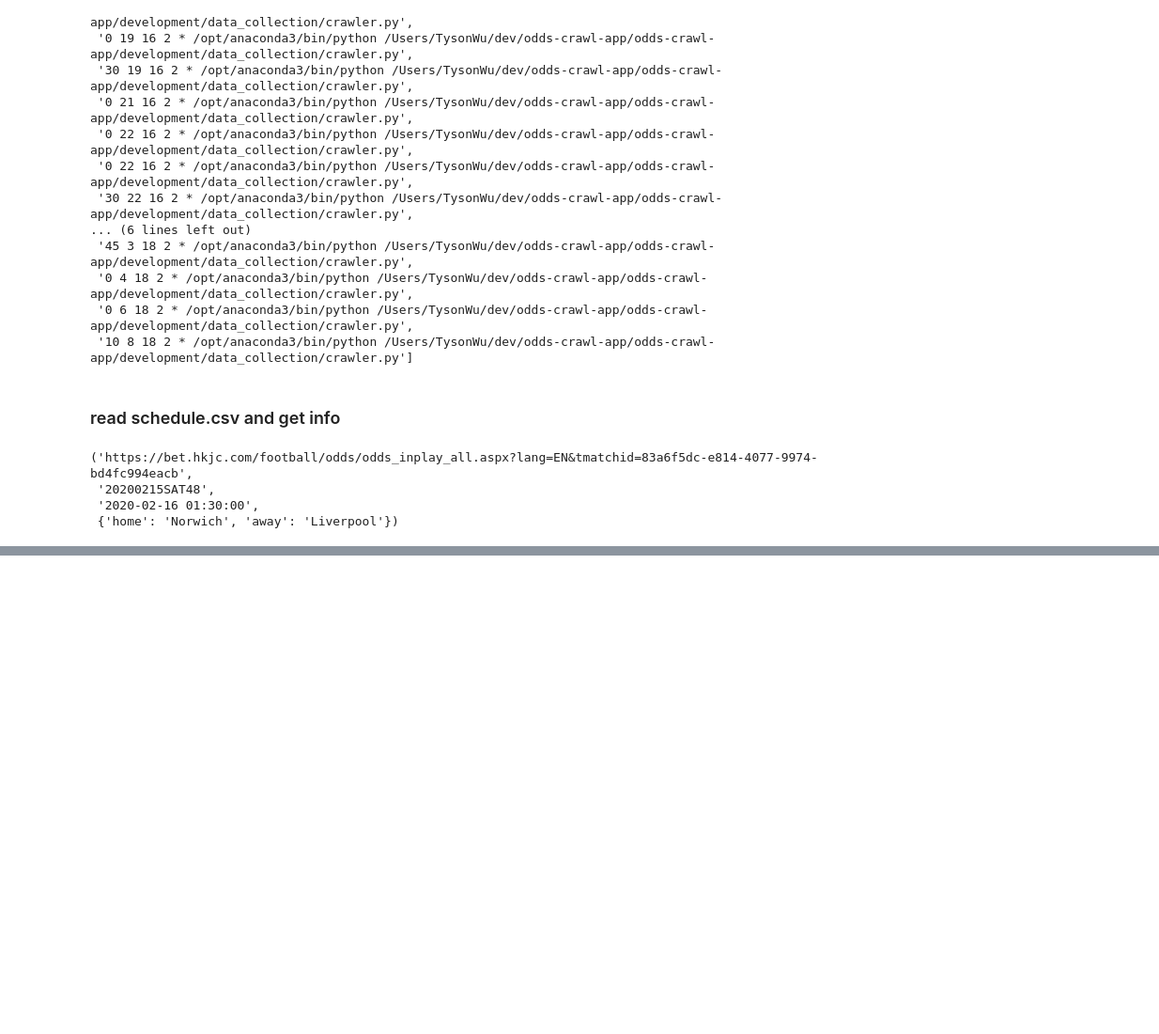
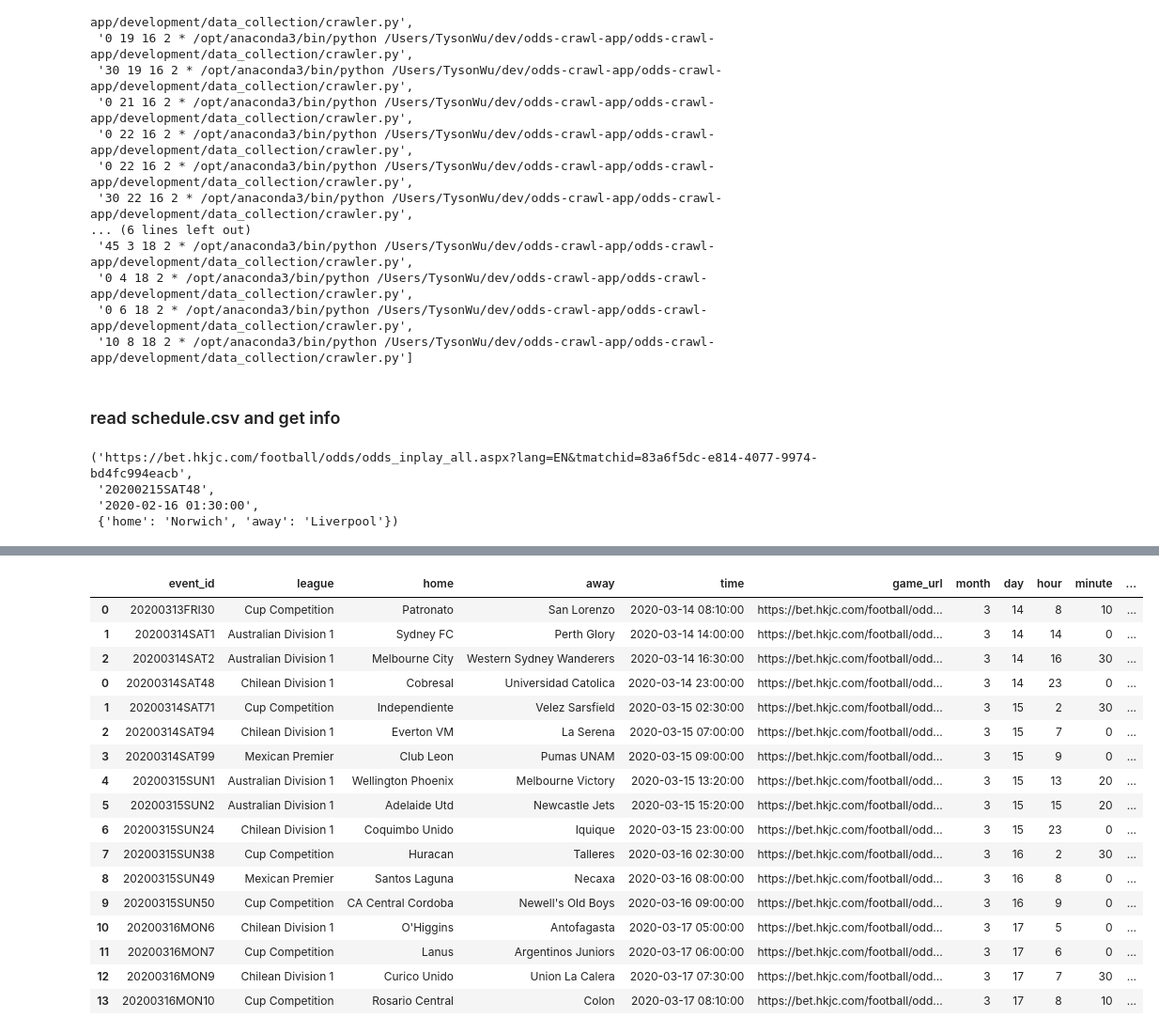
Before and after one commit to tysonwu/odds-crawl-app, a Jupyter notebook: development/data_collection/schedule_crawling.ipynb, the cells around one changed output, grey strips where cells are left out. Shown: that part at 94% size. Saved outputs shown, nothing was run; the diff lists cells and outputs as text; code cells hidden in the pictures; blank space fills up the shorter version.

```diff
--- a/development/data_collection/scheduling.ipynb
+++ b/development/data_collection/schedule_crawling.ipynb
@@ -197,3 +197,14 @@ url, event_id, game_starting_time, team_name_dict
  '20200215SAT48',
  '2020-02-16 01:30:00',
  {'home': 'Norwich', 'away': 'Liverpool'})
+# %%
+import schedule_crawler
+
+hkjc = schedule_crawler.hkjc_info()
+web_content = schedule_crawler.parse_web(hkjc.url)
+games_data, command = schedule_crawler.pipeline(web_content, hkjc.path_dir)
+# export_to_csv(games_data, hkjc.path_dir)
+# export_to_txt(command, hkjc.path_dir)
+# remove_duplicated_entry(hkjc.path_dir)
+# print('Schedule crawling done.')
+# print('Results written to schedule.csv and crontab_command.txt')
@@ -199,0 +234,5 @@ url, event_id, game_starting_time, team_name_dict
+# %%
+import os
+path_file = hkjc.path_dir+"data/schedule.csv"
+if os.path.exists(path_file) == True:
+    print('File exists. Update the file...')
@@ -199,0 +241,3 @@ url, event_id, game_starting_time, team_name_dict
+# %%
+current_schedule = pd.read_csv(path_file)
+# separate urls
@@ -199,0 +283,3 @@ url, event_id, game_starting_time, team_name_dict
+# %%
+current_schedule = pd.concat([current_schedule,games_data])
+current_schedule
@@ -199,0 +304,22 @@ url, event_id, game_starting_time, team_name_dict
+# %%
+current_schedule = current_schedule.drop_duplicates(subset='event_id',keep='last')
+current_schedule
+# %% [output]
+|  | event_id | league | home | away | time | game_url | month | day | hour | minute | ... |
+| 0 | 20200313FRI30 | Cup Competition | Patronato | San Lorenzo | 2020-03-14 08:10:00 | https://bet.hkjc.com/football/odd... | 3 | 14 | 8 | 10 | ... |
+| 1 | 20200314SAT1 | Australian Division 1 | Sydney FC | Perth Glory | 2020-03-14 14:00:00 | https://bet.hkjc.com/football/odd... | 3 | 14 | 14 | 0 | ... |
+| 2 | 20200314SAT2 | Australian Division 1 | Melbourne City | Western Sydney Wanderers | 2020-03-14 16:30:00 | https://bet.hkjc.com/football/odd... | 3 | 14 | 16 | 30 | ... |
+| 0 | 20200314SAT48 | Chilean Division 1 | Cobresal | Universidad Catolica | 2020-03-14 23:00:00 | https://bet.hkjc.com/football/odd... | 3 | 14 | 23 | 0 | ... |
+| 1 | 20200314SAT71 | Cup Competition | Independiente | Velez Sarsfield | 2020-03-15 02:30:00 | https://bet.hkjc.com/football/odd... | 3 | 15 | 2 | 30 | ... |
+| 2 | 20200314SAT94 | Chilean Division 1 | Everton VM | La Serena | 2020-03-15 07:00:00 | https://bet.hkjc.com/football/odd... | 3 | 15 | 7 | 0 | ... |
+| 3 | 20200314SAT99 | Mexican Premier | Club Leon | Pumas UNAM | 2020-03-15 09:00:00 | https://bet.hkjc.com/football/odd... | 3 | 15 | 9 | 0 | ... |
+| 4 | 20200315SUN1 | Australian Division 1 | Wellington Phoenix | Melbourne Victory | 2020-03-15 13:20:00 | https://bet.hkjc.com/football/odd... | 3 | 15 | 13 | 20 | ... |
+| 5 | 20200315SUN2 | Australian Division 1 | Adelaide Utd | Newcastle Jets | 2020-03-15 15:20:00 | https://bet.hkjc.com/football/odd... | 3 | 15 | 15 | 20 | ... |
+| 6 | 20200315SUN24 | Chilean Division 1 | Coquimbo Unido | Iquique | 2020-03-15 23:00:00 | https://bet.hkjc.com/football/odd... | 3 | 15 | 23 | 0 | ... |
+| 7 | 20200315SUN38 | Cup Competition | Huracan | Talleres | 2020-03-16 02:30:00 | https://bet.hkjc.com/football/odd... | 3 | 16 | 2 | 30 | ... |
+| 8 | 20200315SUN49 | Mexican Premier | Santos Laguna | Necaxa | 2020-03-16 08:00:00 | https://bet.hkjc.com/football/odd... | 3 | 16 | 8 | 0 | ... |
+| 9 | 20200315SUN50 | Cup Competition | CA Central Cordoba | Newell's Old Boys | 2020-03-16 09:00:00 | https://bet.hkjc.com/football/odd... | 3 | 16 | 9 | 0 | ... |
+| 10 | 20200316MON6 | Chilean Division 1 | O'Higgins | Antofagasta | 2020-03-17 05:00:00 | https://bet.hkjc.com/football/odd... | 3 | 17 | 5 | 0 | ... |
+| 11 | 20200316MON7 | Cup Competition | Lanus | Argentinos Juniors | 2020-03-17 06:00:00 | https://bet.hkjc.com/football/odd... | 3 | 17 | 6 | 0 | ... |
+| 12 | 20200316MON9 | Chilean Division 1 | Curico Unido | Union La Calera | 2020-03-17 07:30:00 | https://bet.hkjc.com/football/odd... | 3 | 17 | 7 | 30 | ... |
+| 13 | 20200316MON10 | Cup Competition | Rosario Central | Colon | 2020-03-17 08:10:00 | https://bet.hkjc.com/football/odd... | 3 | 17 | 8 | 10 | ... |
```
Also changed, not shown: parts of 11 cells of this notebook, 7 other files.
